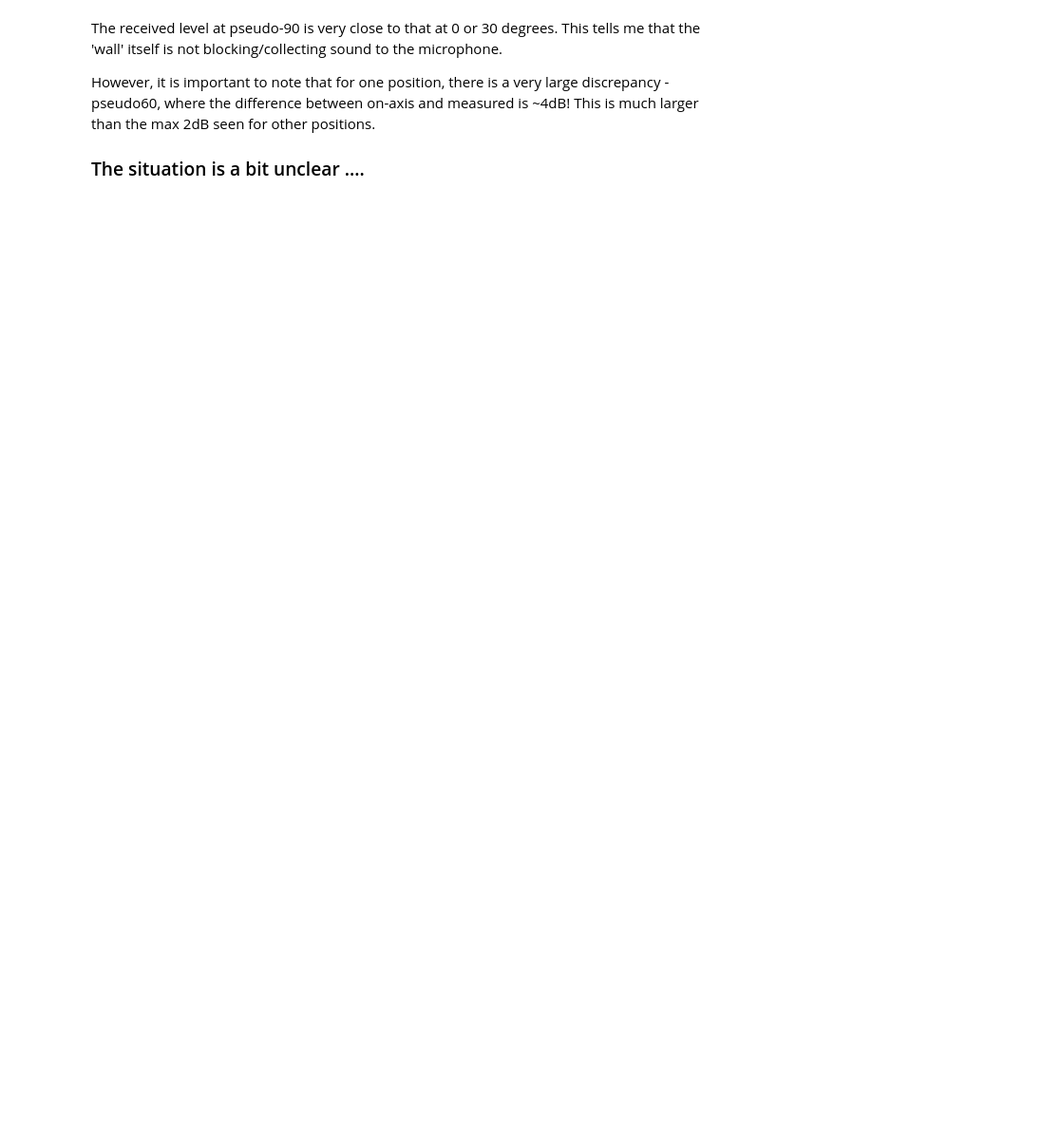
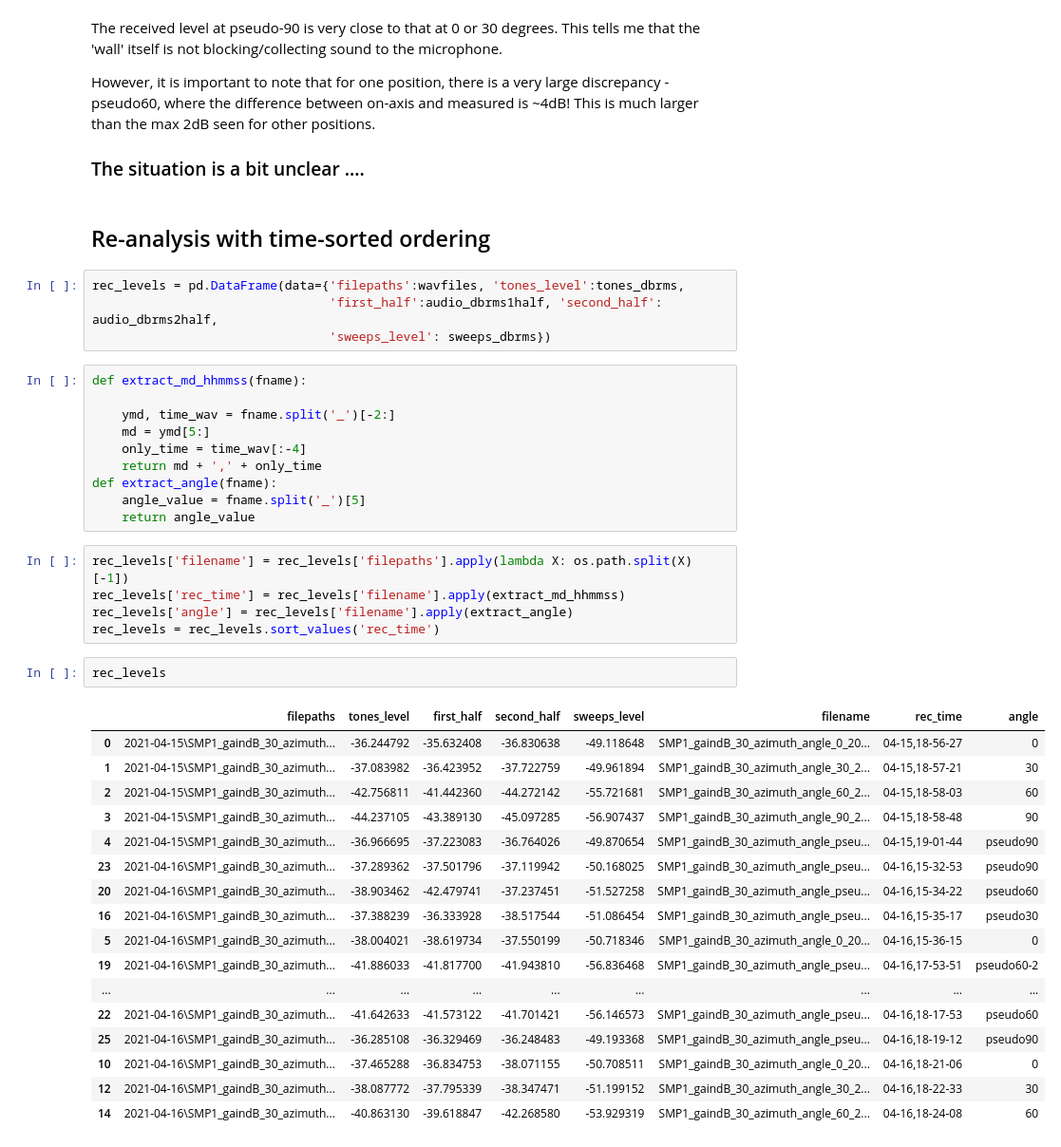
Before and after one commit to thejasvibr/projectushichka, a Jupyter notebook: mic-calibration/variation-in-rec-level.ipynb, the cells around one changed output. Shown: that part at 95% size. Drawn from its saved outputs; the diff is of its cells as text; blank space fills up the shorter version.

Commit message:
update project progress and variation in rec-level notebook

```diff
--- a/mic-calibration/variation-in-rec-level.ipynb
+++ b/mic-calibration/variation-in-rec-level.ipynb
@@ -110,3 +111,44 @@ However, it is important to note that for one position, there is a very large di
 
 
 ### The situation is a bit unclear ....
+# %% [markdown]
+## Re-analysis with time-sorted ordering
+# %%
+rec_levels = pd.DataFrame(data={'filepaths':wavfiles, 'tones_level':tones_dbrms,
+                                'first_half':audio_dbrms1half, 'second_half': audio_dbrms2half,
+                                'sweeps_level': sweeps_dbrms})
+# %%
+def extract_md_hhmmss(fname):
+
+    ymd, time_wav = fname.split('_')[-2:]
+    md = ymd[5:]
+    only_time = time_wav[:-4]
+    return md + ',' + only_time
+def extract_angle(fname):
+    angle_value = fname.split('_')[5]
+    return angle_value
+# %%
+rec_levels['filename'] = rec_levels['filepaths'].apply(lambda X: os.path.split(X)[-1])
+rec_levels['rec_time'] = rec_levels['filename'].apply(extract_md_hhmmss)
+rec_levels['angle'] = rec_levels['filename'].apply(extract_angle)
+rec_levels = rec_levels.sort_values('rec_time')
+# %%
+rec_levels
+# %% [output]
+|  | filepaths | tones_level | first_half | second_half | sweeps_level | filename | rec_time | angle |
+| 0 | 2021-04-15\SMP1_gaindB_30_azimuth... | -36.244792 | -35.632408 | -36.830638 | -49.118648 | SMP1_gaindB_30_azimuth_angle_0_20... | 04-15,18-56-27 | 0 |
+| 1 | 2021-04-15\SMP1_gaindB_30_azimuth... | -37.083982 | -36.423952 | -37.722759 | -49.961894 | SMP1_gaindB_30_azimuth_angle_30_2... | 04-15,18-57-21 | 30 |
+| 2 | 2021-04-15\SMP1_gaindB_30_azimuth... | -42.756811 | -41.442360 | -44.272142 | -55.721681 | SMP1_gaindB_30_azimuth_angle_60_2... | 04-15,18-58-03 | 60 |
+| 3 | 2021-04-15\SMP1_gaindB_30_azimuth... | -44.237105 | -43.389130 | -45.097285 | -56.907437 | SMP1_gaindB_30_azimuth_angle_90_2... | 04-15,18-58-48 | 90 |
+| 4 | 2021-04-15\SMP1_gaindB_30_azimuth... | -36.966695 | -37.223083 | -36.764026 | -49.870654 | SMP1_gaindB_30_azimuth_angle_pseu... | 04-15,19-01-44 | pseudo90 |
+| 23 | 2021-04-16\SMP1_gaindB_30_azimuth... | -37.289362 | -37.501796 | -37.119942 | -50.168025 | SMP1_gaindB_30_azimuth_angle_pseu... | 04-16,15-32-53 | pseudo90 |
+| 20 | 2021-04-16\SMP1_gaindB_30_azimuth... | -38.903462 | -42.479741 | -37.237451 | -51.527258 | SMP1_gaindB_30_azimuth_angle_pseu... | 04-16,15-34-22 | pseudo60 |
+| 16 | 2021-04-16\SMP1_gaindB_30_azimuth... | -37.388239 | -36.333928 | -38.517544 | -51.086454 | SMP1_gaindB_30_azimuth_angle_pseu... | 04-16,15-35-17 | pseudo30 |
+| 5 | 2021-04-16\SMP1_gaindB_30_azimuth... | -38.004021 | -38.619734 | -37.550199 | -50.718346 | SMP1_gaindB_30_azimuth_angle_0_20... | 04-16,15-36-15 | 0 |
+| 19 | 2021-04-16\SMP1_gaindB_30_azimuth... | -41.886033 | -41.817700 | -41.943810 | -56.836468 | SMP1_gaindB_30_azimuth_angle_pseu... | 04-16,17-53-51 | pseudo60-2 |
+| ... | ... | ... | ... | ... | ... | ... | ... | ... |
+| 22 | 2021-04-16\SMP1_gaindB_30_azimuth... | -41.642633 | -41.573122 | -41.701421 | -56.146573 | SMP1_gaindB_30_azimuth_angle_pseu... | 04-16,18-17-53 | pseudo60 |
+| 25 | 2021-04-16\SMP1_gaindB_30_azimuth... | -36.285108 | -36.329469 | -36.248483 | -49.193368 | SMP1_gaindB_30_azimuth_angle_pseu... | 04-16,18-19-12 | pseudo90 |
+| 10 | 2021-04-16\SMP1_gaindB_30_azimuth... | -37.465288 | -36.834753 | -38.071155 | -50.708511 | SMP1_gaindB_30_azimuth_angle_0_20... | 04-16,18-21-06 | 0 |
+| 12 | 2021-04-16\SMP1_gaindB_30_azimuth... | -38.087772 | -37.795339 | -38.347471 | -51.199152 | SMP1_gaindB_30_azimuth_angle_30_2... | 04-16,18-22-33 | 30 |
+| 14 | 2021-04-16\SMP1_gaindB_30_azimuth... | -40.863130 | -39.618847 | -42.268580 | -53.929319 | SMP1_gaindB_30_azimuth_angle_60_2... | 04-16,18-24-08 | 60 |
```
Also changed, not shown: parts of 4 cells of this notebook, 2 other files.
